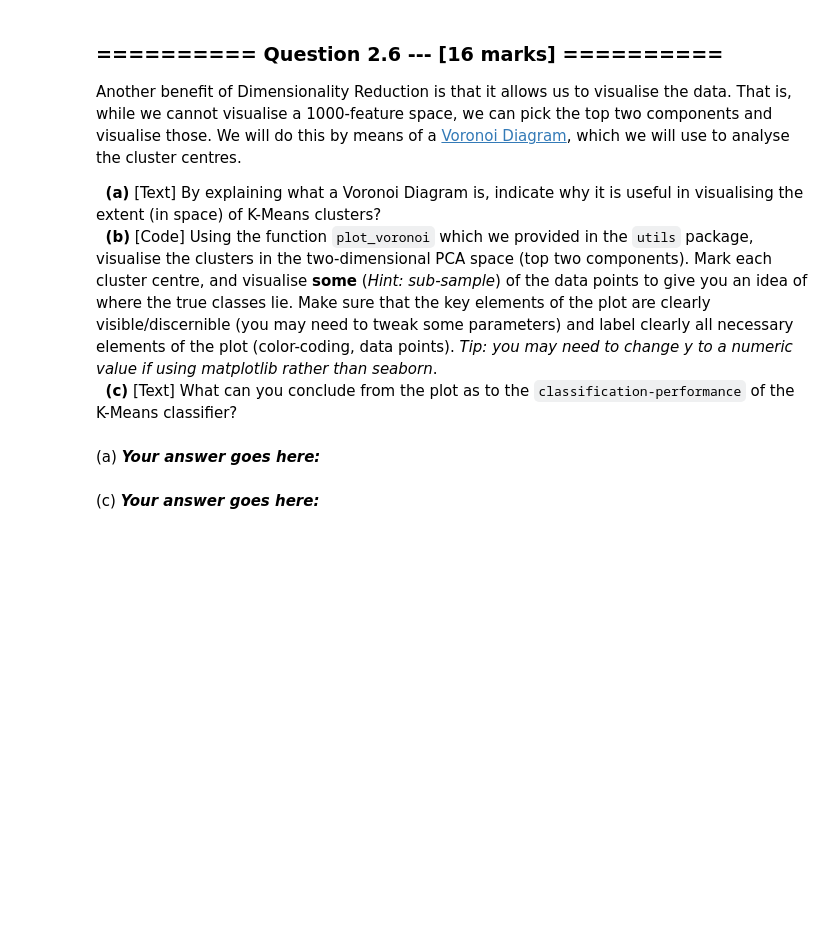
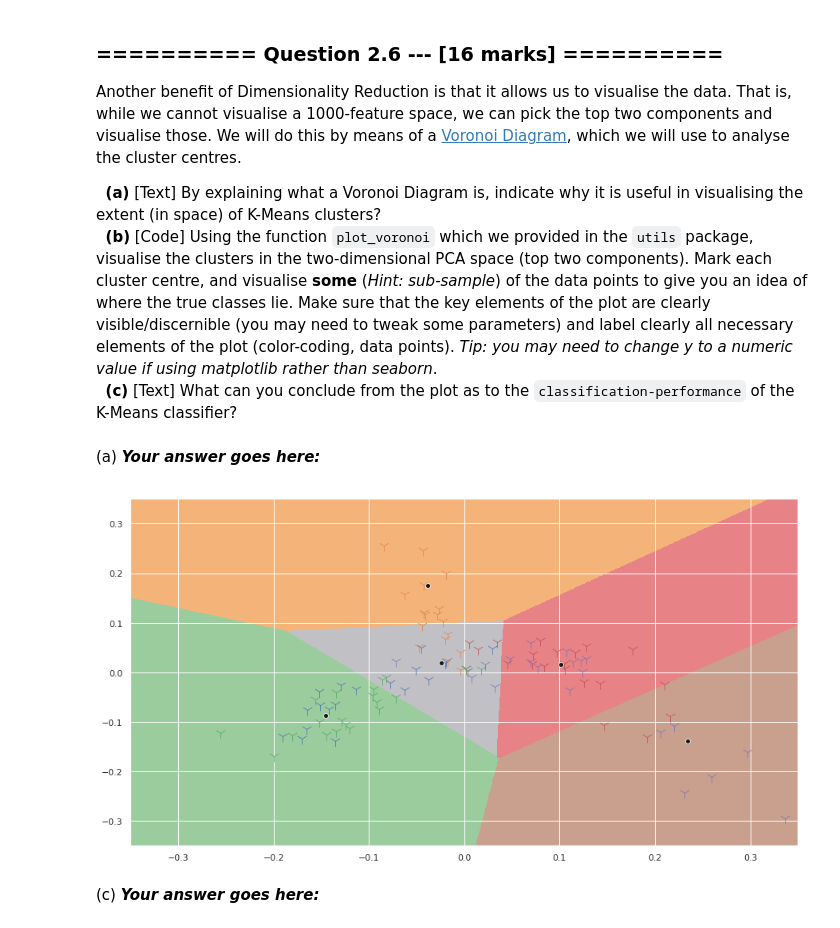
Before and after one commit to JMaio/iaml2018, a Jupyter notebook: Assignments/04_A_KMeans.ipynb, the cells around one changed output. Saved outputs shown, nothing was run; the diff lists cells and outputs as text; code cells hidden in the pictures; blank space fills up the shorter version.

```diff
--- a/Assignments/04_A_KMeans.ipynb
+++ b/Assignments/04_A_KMeans.ipynb
@@ -318,2 +367,34 @@ Another benefit of Dimensionality Reduction is that it allows us to visualise th
+# %%
+from utils.plotter import plot_voronoi
+pca_2d = PCA(n_components=2, random_state=1000).fit_transform(X)
+km_2d = KMeans(n_clusters=5, random_state=1000).fit(pca_2d)
+range_ = (-0.35, 0.35,
+          -0.35, 0.35)
+plot_voronoi(km_opt, range_, sampling=1000)
+
+cats_ordered = [
+    'rec.sport.baseball',
+    'alt.atheism',
+    'rec.sport.hockey',
+    'comp.sys.mac.hardware',
+    'comp.sys.ibm.pc.hardware',
+]
+
+subset = [sel[:20] for sel in [pca_2d[y==cat] for cat in cats_ordered]]
+# display(subset)
+for samples in subset:
+    sns.scatterplot(samples[:,0],
+                    samples[:,1],
+                    marker='1',
+                    s=200)
+
+# cluster centres in black
+sns.scatterplot(km_2d.cluster_centers_[:,0],
+                km_2d.cluster_centers_[:,1], color='k')
+
+
+plt.show()
+# %% [output]
+[figure, added]
 # %% [markdown]
 (c) ***Your answer goes here:***
```
Also changed, not shown: parts of 12 cells of this notebook.
